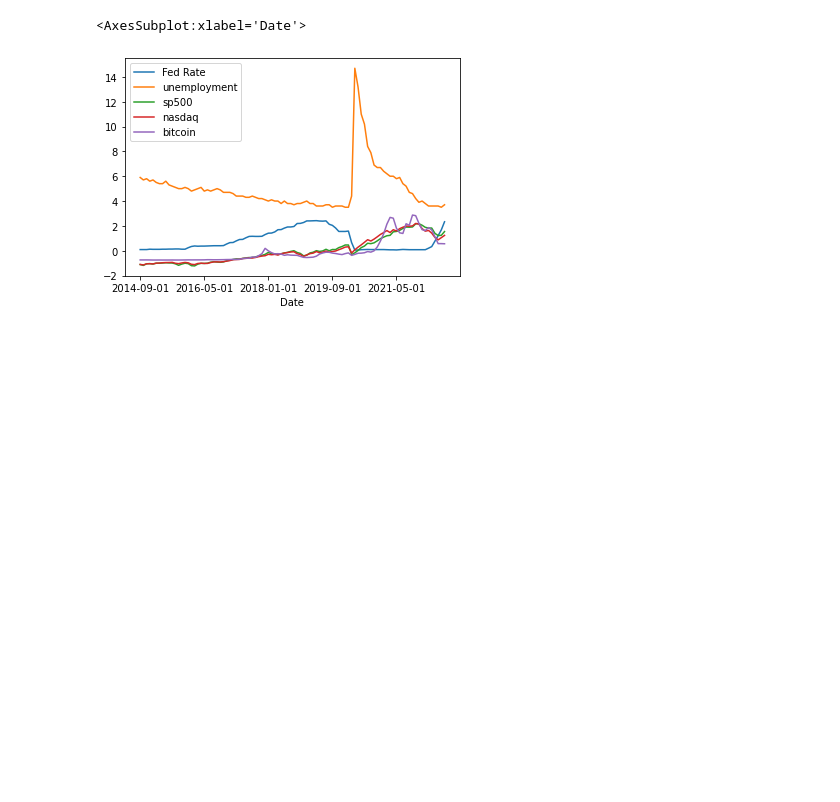
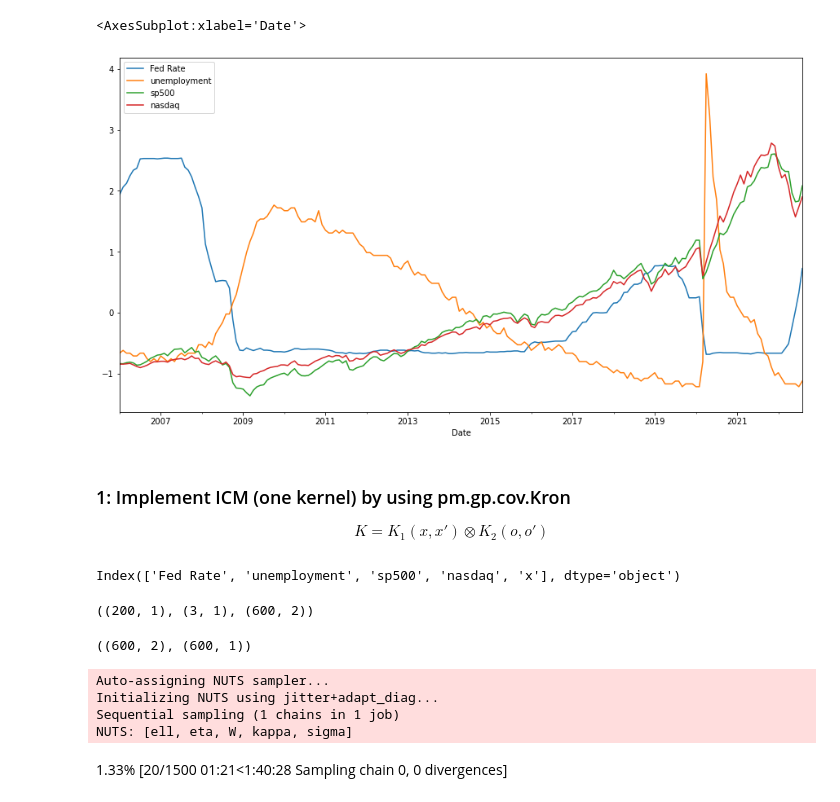
Before and after one commit to danhphan/gp_experiments, a Jupyter notebook: experiments/25_multitask_gp_economy_metrics.ipynb, the cells around one changed output. Saved outputs shown, nothing was run; the diff lists cells and outputs as text; code cells hidden in the pictures; blank space fills up the shorter version.

Commit message:
add icm model

```diff
--- a/experiments/25_multitask_gp_economy_metrics.ipynb
+++ b/experiments/25_multitask_gp_economy_metrics.ipynb
@@ -19,2 +21,3 @@ df.head()
 # %%
+df["Date"] = pd.to_datetime(df["Date"])
 df = df.set_index("Date")
@@ -21,3 +36,6 @@ df = df.set_index("Date")
 # %%
-columns = ["sp500", "nasdaq", "bitcoin"]
+columns = ["Fed Rate","unemployment", "sp500", "nasdaq"]
 df[columns] = (df[columns] - df[columns].mean()) / df[columns].std()
+df = df.drop(columns="bitcoin")
+df = df.dropna()
+df.shape
@@ -33,0 +54,3 @@ df.head()
+# %%
+df["x"] = range(df.shape[0])
+df
@@ -34,5 +72,28 @@ df.head()
 # %%
-df.plot()
+df[columns].plot(figsize=(15, 8))
 # %% [output]
 <AxesSubplot:xlabel='Date'>
-[figure, old version]
+[figure, new version]
+# %% [markdown]
+### 1: Implement ICM (one kernel) by using pm.gp.cov.Kron
+
+$$
+K = K_1(x, x') \otimes K_2(o, o')
+$$
+# %%
+df.columns
+# %% [output]
+Index(['Fed Rate', 'unemployment', 'sp500', 'nasdaq', 'x'], dtype='object')
+# %%
+columns = ["Fed Rate", "sp500", "nasdaq"]
+x = df['x'].values.reshape(-1,1)
+y = df[columns].values.reshape(-1,1)
+task_i = np.linspace(0, 2, 3)[:, None]
+X = pm.math.cartesian(x, task_i)
+x.shape, task_i.shape, X.shape
+# %% [output]
+((200, 1), (3, 1), (600, 2))
+# %%
+X.shape, y.shape
+# %% [output]
+((600, 2), (600, 1))
@@ -38,0 +116,10 @@ df.plot()
+# %%
+%%time
+with model:
+    gp_trace = pm.sample(500, chains=1)
+# %% [output]
+Auto-assigning NUTS sampler...
+Initializing NUTS using jitter+adapt_diag...
+Sequential sampling (1 chains in 1 job)
+NUTS: [ell, eta, W, kappa, sigma]
+1.33% [20/1500 01:21<1:40:28 Sampling chain 0, 0 divergences]
```
Also changed, not shown: parts of 18 cells of this notebook.
